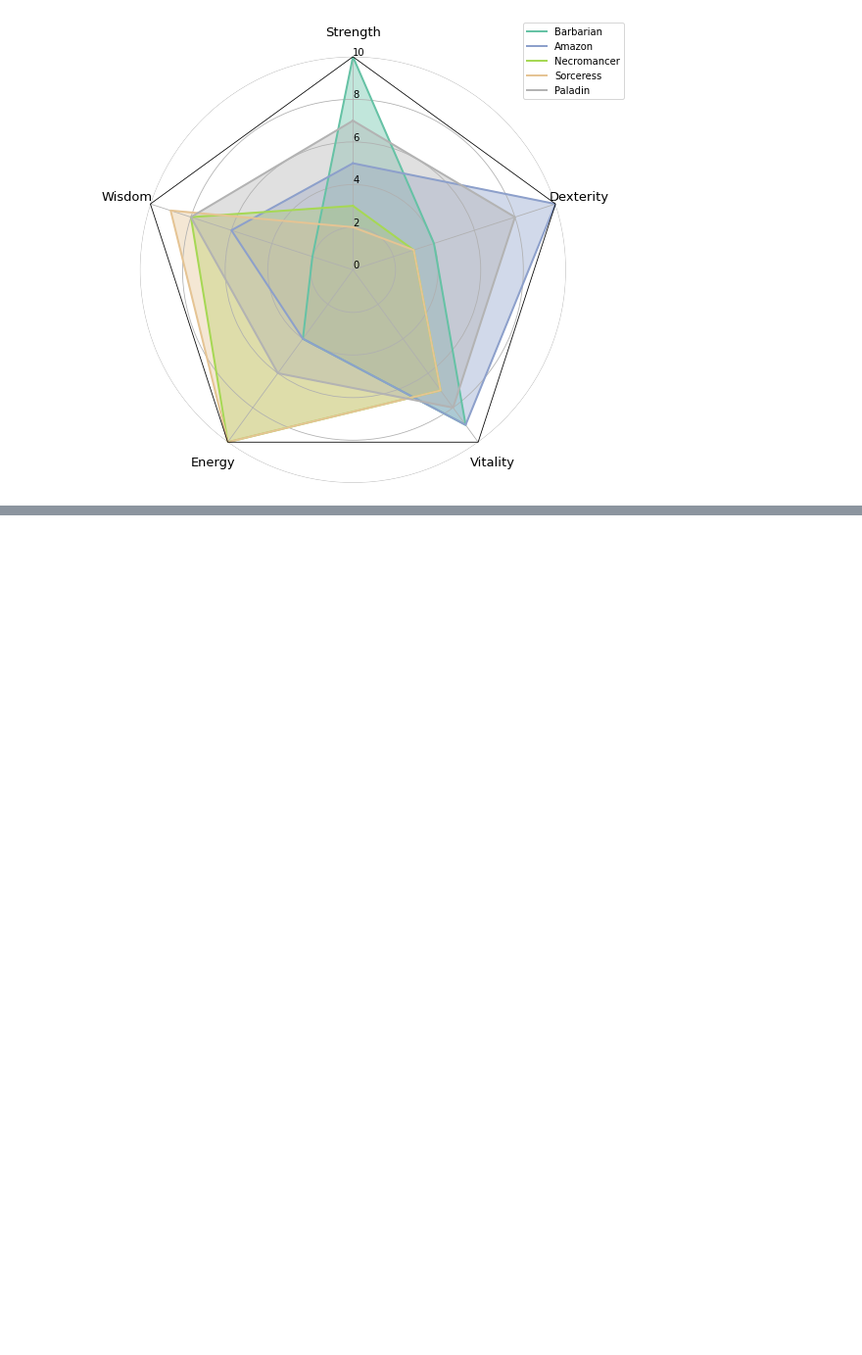
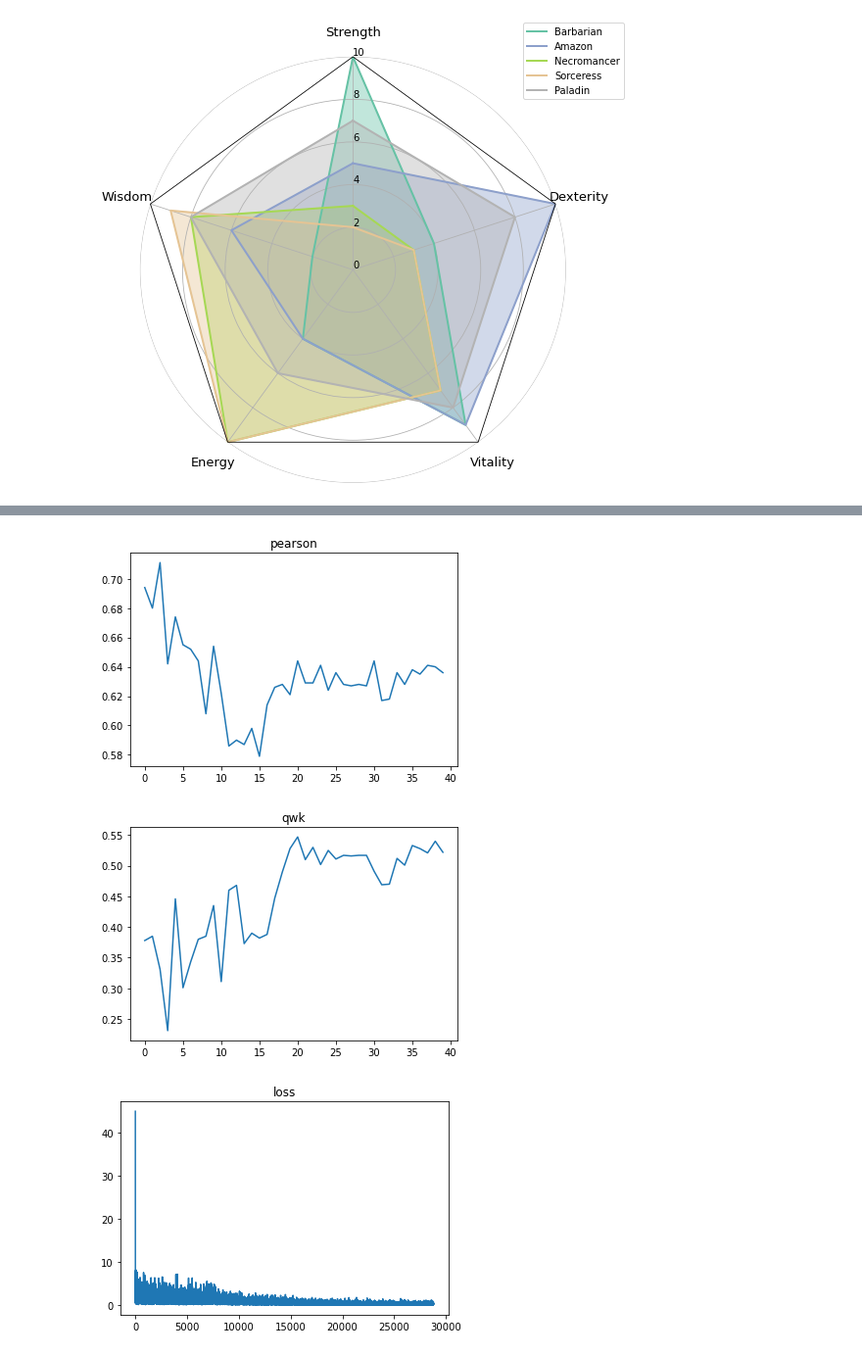
Before and after one commit to daegonYu/AutoMated-Essay-Scoring-Model-Fine-tuning-in-Korean, a Jupyter notebook: 아무거나.ipynb, the cells around one changed output, grey strips where cells are left out. Shown at 98% size. Drawn from its saved outputs; the diff is of its cells as text; code cells hidden in the pictures; blank space fills up the shorter version.

```diff
--- a/아무거나.ipynb
+++ b/아무거나.ipynb
@@ -294,0 +300,35 @@ plt.show()
+# %%
+import numpy as np
+from matplotlib import pyplot as plt
+
+pearson = np.load('/home/daegon/AES/loss_eval/RAdam/RAdam_pearson_list.npy')
+qwk = np.load('/home/daegon/AES/loss_eval/RAdam/RAdam_qwk_list.npy')
+loss = np.load('/home/daegon/AES/loss_eval/RAdam/loss.npy')
+
+x1 = np.arange(pearson.shape[0])
+x2 = np.arange(qwk.shape[0])
+x3 = np.arange(loss.shape[0])
+
+# plt.subplot(311)
+# plt.plot(x1, pearson)
+# plt.subplot(312)
+# plt.plot(x2, qwk)
+# plt.subplot(313)
+# plt.plot(x3, loss)
+
+
+plt.figure(1)
+plt.plot(x1, pearson)
+plt.title('pearson')
+plt.figure(2)
+plt.plot(x2, qwk)
+plt.title('qwk')
+plt.figure(3)
+plt.plot(x3, loss)
+plt.title('loss')
+
+plt.show()
+# %% [output]
+[figure, added]
+[figure, added]
+[figure, added]
```
Also changed, not shown: parts of 2 cells of this notebook, 7 other files.
